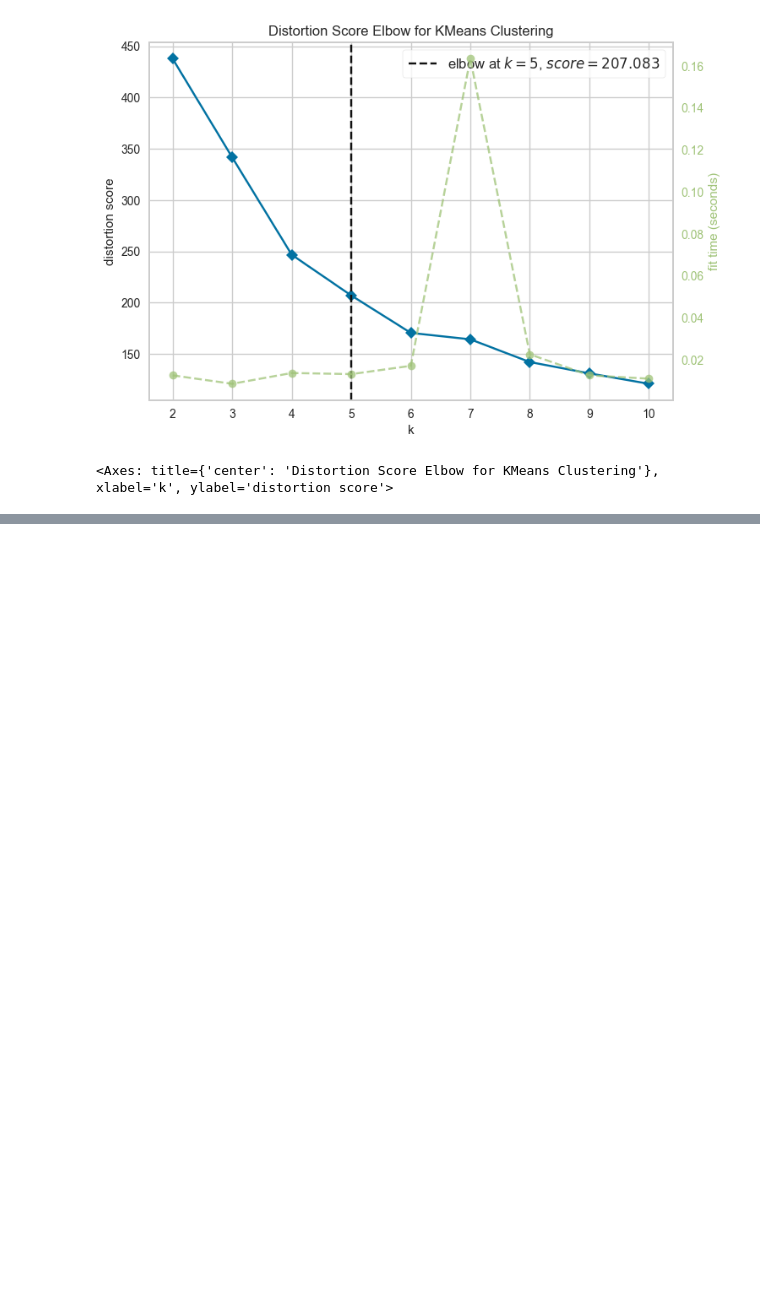
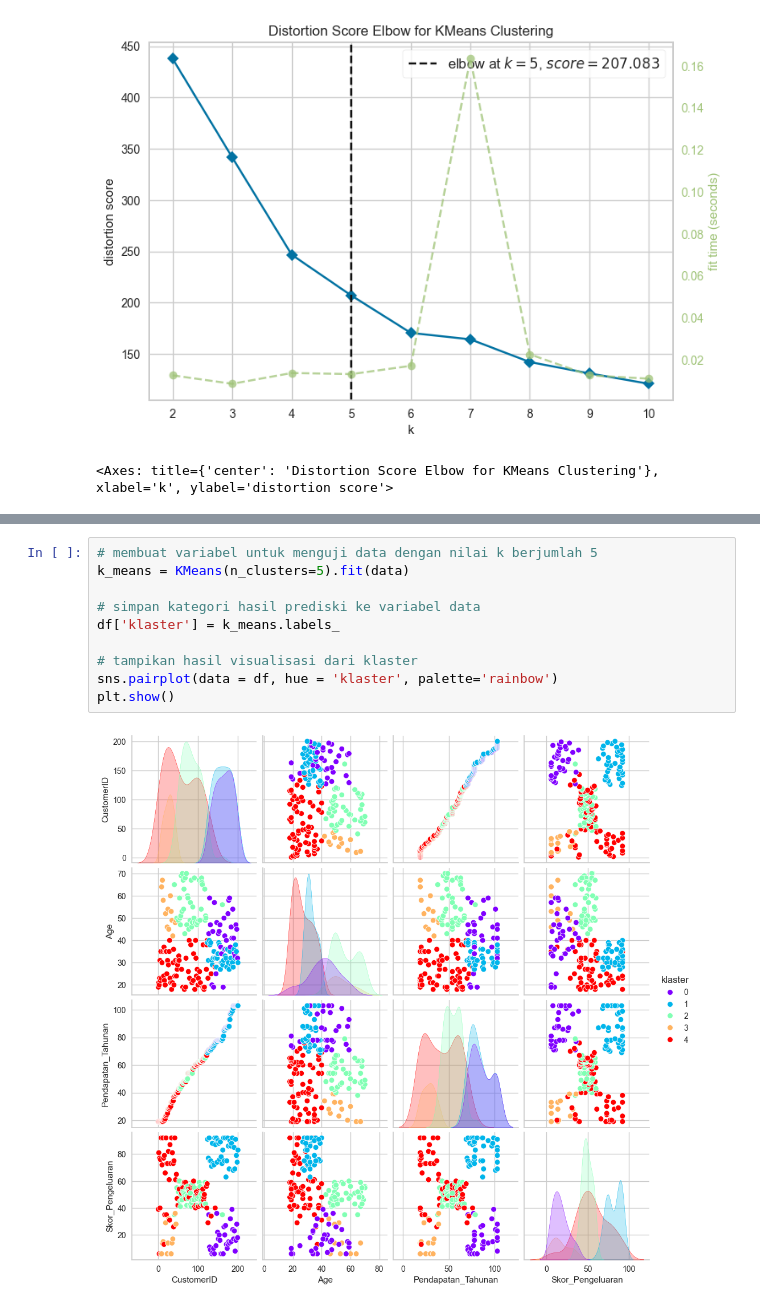
Before and after one commit to BlackBox-Ops/ML-Customer-Segmentation, a Jupyter notebook: notebooks/analisis_eda.ipynb, the cells around one changed output, grey strips where cells are left out. Cells and saved outputs as stored; diff of their text form; blank space fills up the shorter version.

Commit message:
menambakan visualisasi data hasil segementasi pelanggan

```diff
--- a/notebooks/analisis_eda.ipynb
+++ b/notebooks/analisis_eda.ipynb
@@ -1349,0 +1358,12 @@ visualizer.show()
+# %%
+# membuat variabel untuk menguji data dengan nilai k berjumlah 5
+k_means = KMeans(n_clusters=5).fit(data)
+
+# simpan kategori hasil prediski ke variabel data
+df['klaster'] = k_means.labels_
+
+# tampikan hasil visualisasi dari klaster
+sns.pairplot(data = df, hue = 'klaster', palette='rainbow')
+plt.show()
+# %% [output]
+[figure, added]
```
Also changed, not shown: parts of 3 cells of this notebook.
